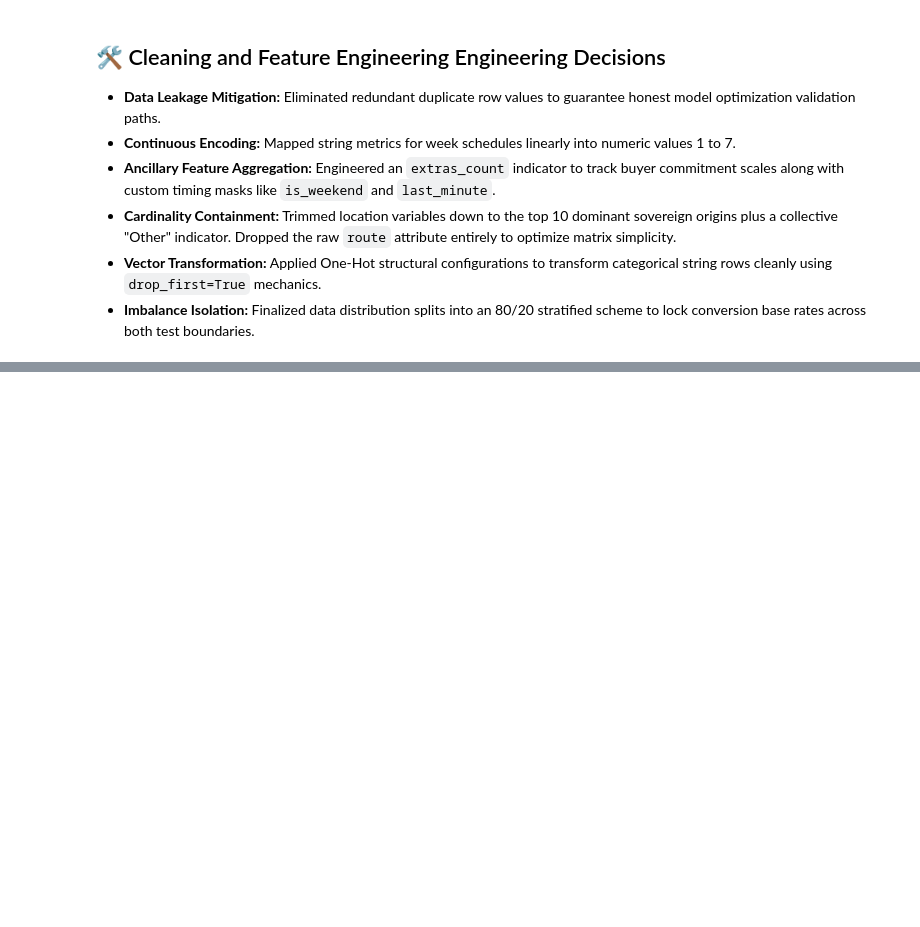
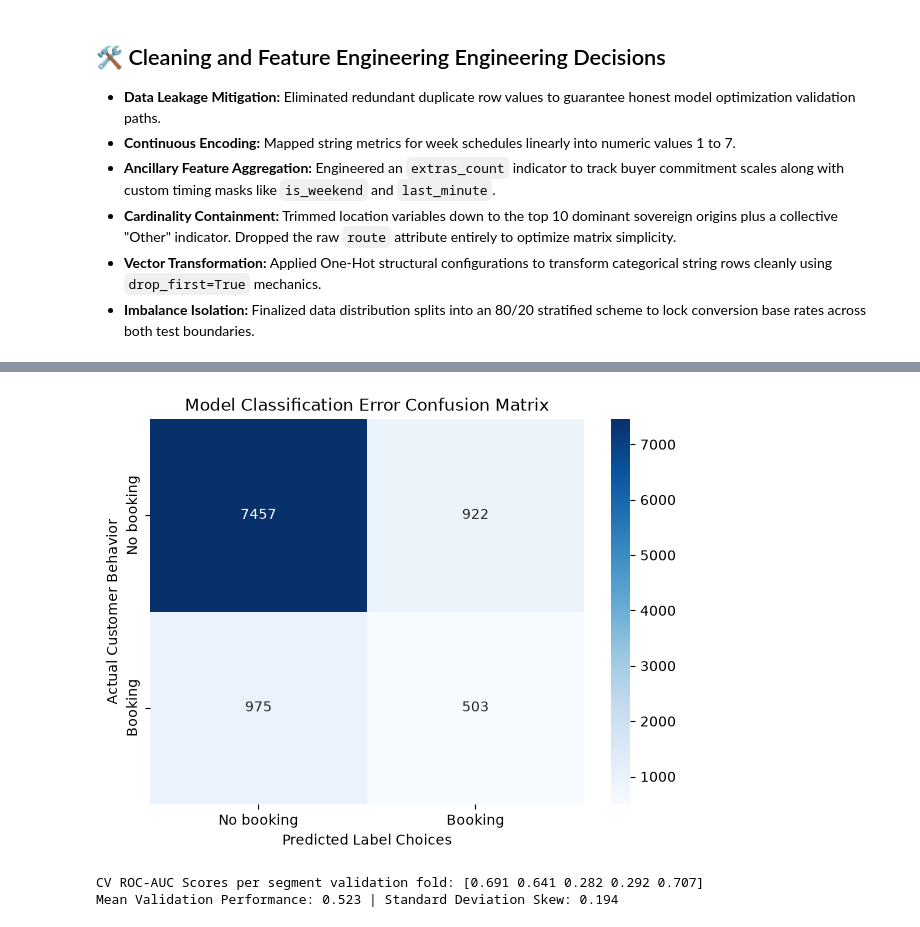
Before and after one commit to Dasari-Pallavi/british-airways-data-science, a Jupyter notebook: notebooks/02_booking_prediction.ipynb, the cells around one changed output, grey strips where cells are left out. Drawn from its saved outputs; the diff is of its cells as text; code cells hidden in the pictures; blank space fills up the shorter version.

Commit message:
feat: train 300 tree Random Forest model, export classification diagnostics, and add validation findings

```diff
--- a/notebooks/02_booking_prediction.ipynb
+++ b/notebooks/02_booking_prediction.ipynb
@@ -294,0 +300,9 @@ Target Base Rate (Test Split) : 0.15
+# %%
+model = RandomForestClassifier(
+    n_estimators=300,
+    class_weight="balanced",   # Strategic component handling the 85/15 target class imbalance
+    random_state=42,
+    n_jobs=-1
+)
+model.fit(X_train, y_train)
+print("✅ Machine Learning Model Trained Successfully!")
@@ -294,0 +311,12 @@ Target Base Rate (Test Split) : 0.15
+# %%
+pred = model.predict(X_test)
+proba = model.predict_proba(X_test)[:, 1]   # Extract the explicit probability vector of a completed booking
+
+print("--- CLASSIFICATION REPORT METRICS ---")
+print("Accuracy Score :", round(accuracy_score(y_test, pred), 3))
+print("ROC-AUC Score  :", round(roc_auc_score(y_test, proba), 3))
+print("Precision Score:", round(precision_score(y_test, pred), 3))
+print("Recall Score   :", round(recall_score(y_test, pred), 3))
+print("F1-Score Metric:", round(f1_score(y_test, pred), 3))
+print("\nDetailed Performance Matrix:")
+print(classification_report(y_test, pred))
@@ -294,0 +340,23 @@ Target Base Rate (Test Split) : 0.15
+# %%
+cm = confusion_matrix(y_test, pred)
+plt.figure(figsize=(7, 5))
+sns.heatmap(cm, annot=True, fmt="d", cmap="Blues",
+            xticklabels=["No booking", "Booking"],
+            yticklabels=["No booking", "Booking"])
+plt.xlabel("Predicted Label Choices")
+plt.ylabel("Actual Customer Behavior")
+plt.title("Model Classification Error Confusion Matrix")
+plt.savefig("../images/confusion_matrix.png", bbox_inches="tight")
+plt.show()
+# %% [output]
+[figure, added]
+# %%
+from sklearn.model_selection import cross_val_score
+
+# Run evaluation folds over entire tracking dataset matrix
+scores = cross_val_score(model, X, y, cv=5, scoring="roc_auc")
+print("CV ROC-AUC Scores per segment validation fold:", scores.round(3))
+print(f"Mean Validation Performance: {scores.mean().round(3)} | Standard Deviation Skew: {scores.std().round(3)}")
+# %% [output]
+CV ROC-AUC Scores per segment validation fold: [0.691 0.641 0.282 0.292 0.707]
+Mean Validation Performance: 0.523 | Standard Deviation Skew: 0.194
```
Also changed, not shown: parts of 5 cells of this notebook, 2 other files.
